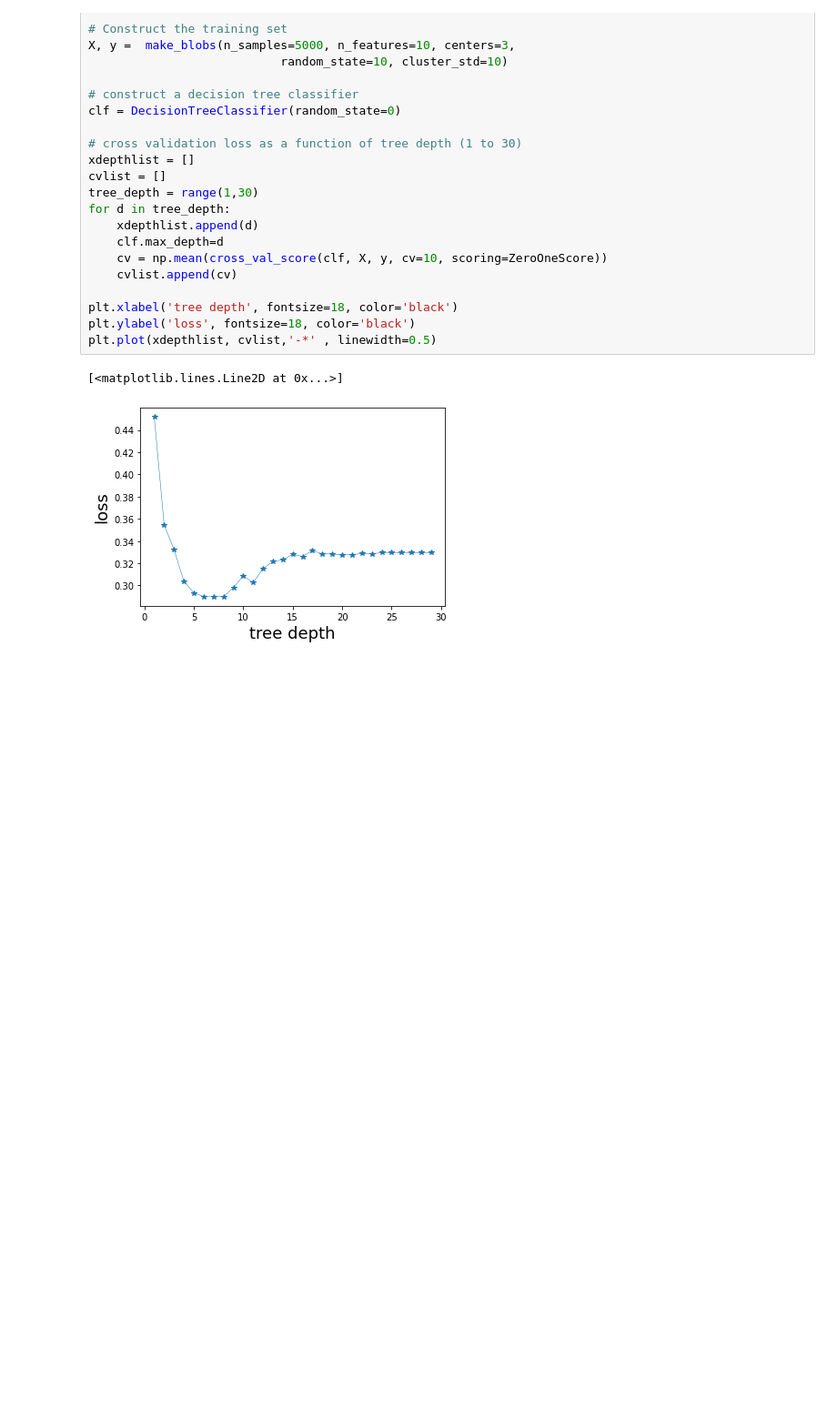
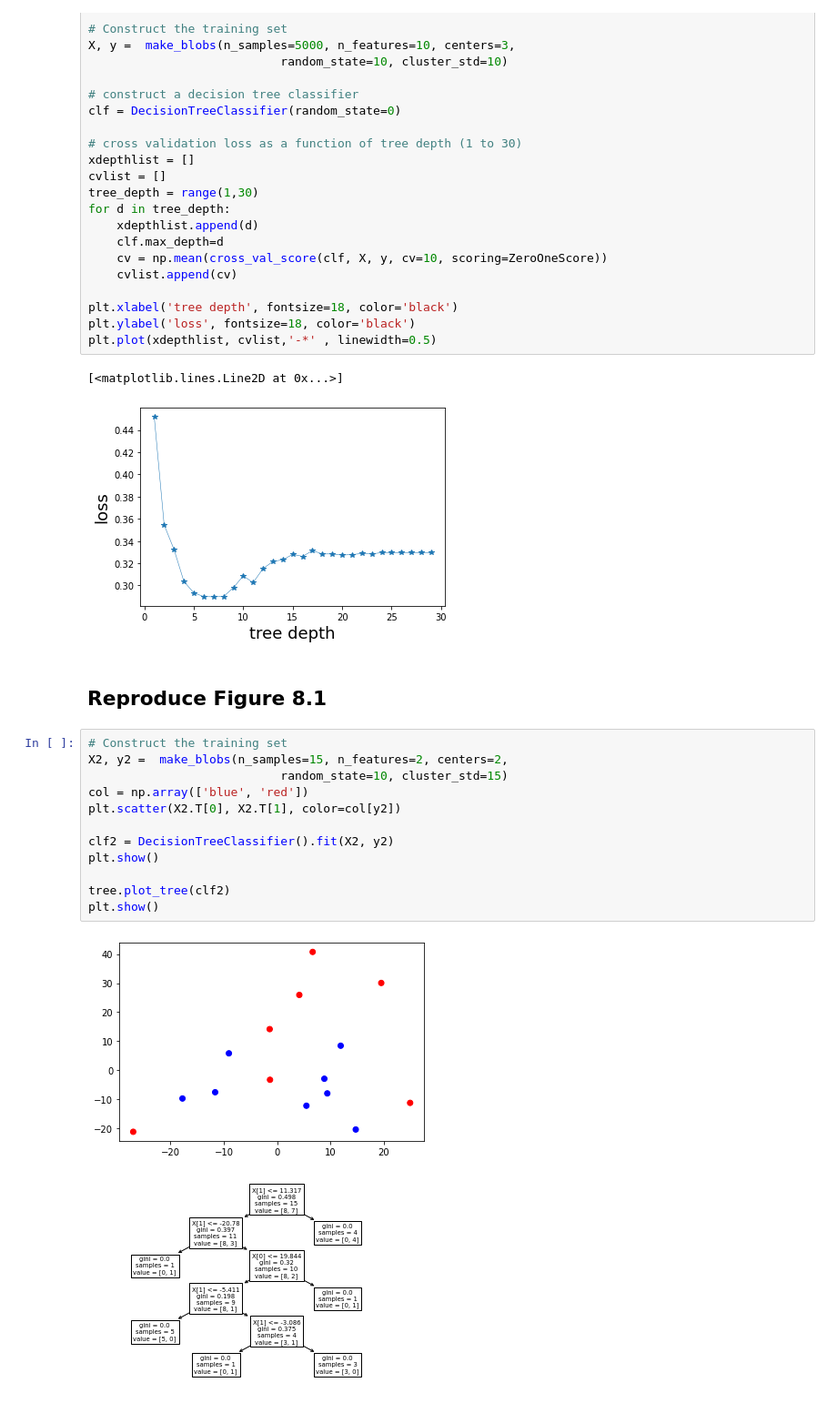
Before and after one commit to gnitnaw/Programs, a Jupyter notebook: Chapter8/TreeDepthCV.ipynb, the cells around one changed output. Shown at 91% size. Saved outputs shown, nothing was run; the diff lists cells and outputs as text; blank space fills up the shorter version.

```diff
--- a/Chapter8/TreeDepthCV.ipynb
+++ b/Chapter8/TreeDepthCV.ipynb
@@ -52,3 +53,20 @@ plt.plot(xdepthlist, cvlist,'-*' , linewidth=0.5)
 # %% [output]
 [<matplotlib.lines.Line2D at 0x...>]
 [figure]
+# %% [markdown]
+## Reproduce Figure 8.1
+# %%
+# Construct the training set
+X2, y2 =  make_blobs(n_samples=15, n_features=2, centers=2,
+                           random_state=10, cluster_std=15)
+col = np.array(['blue', 'red'])
+plt.scatter(X2.T[0], X2.T[1], color=col[y2])
+
+clf2 = DecisionTreeClassifier().fit(X2, y2)
+plt.show()
+
+tree.plot_tree(clf2)
+plt.show()
+# %% [output]
+[figure, added]
+[figure, added]
```
Also changed, not shown: parts of 1 cell of this notebook.
